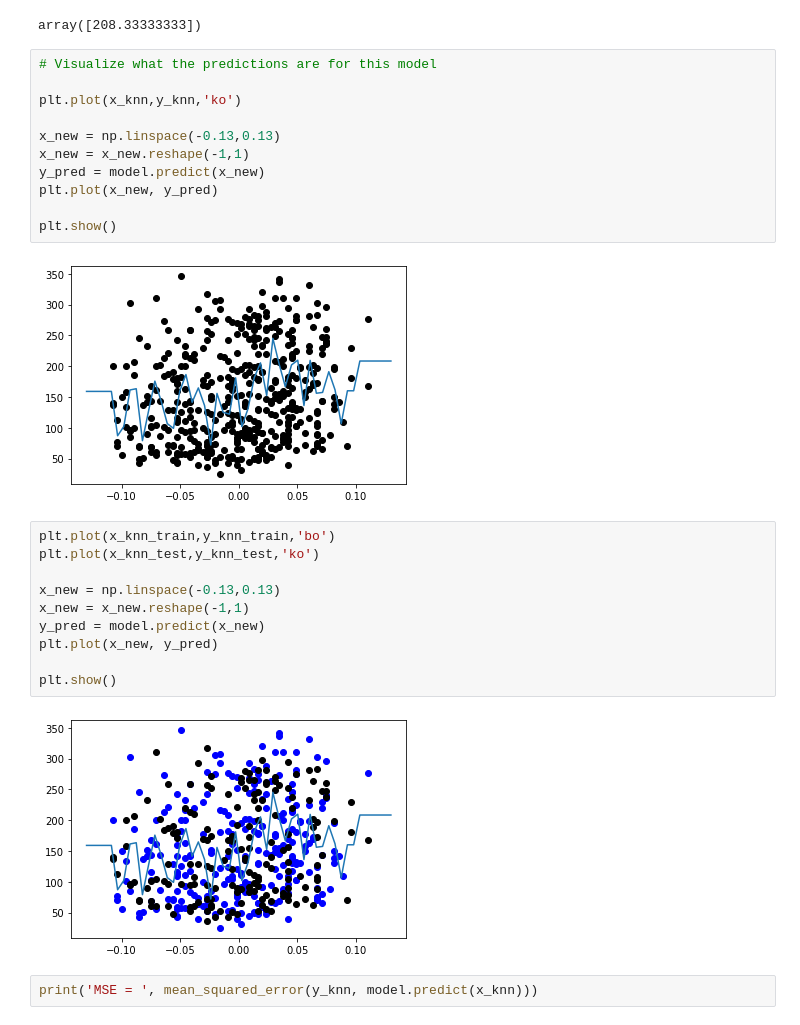
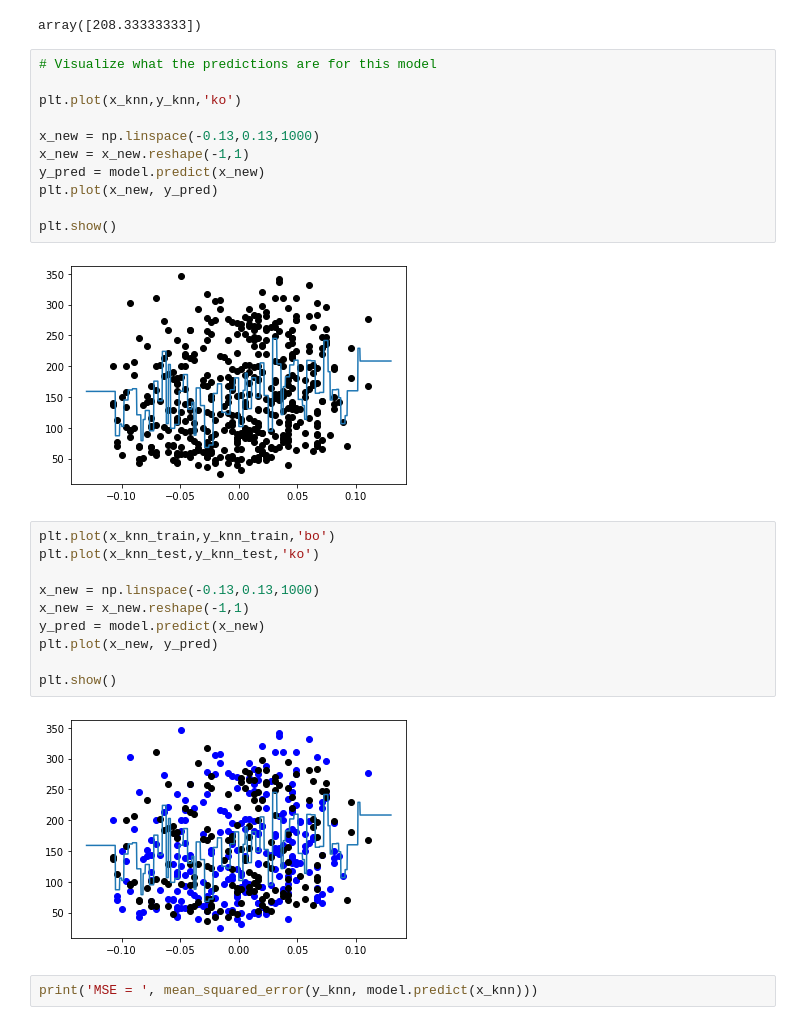
Before and after one commit to ygcha/DH150, a Jupyter notebook: Assignment2.ipynb, the cells around one changed output. Saved outputs shown, nothing was run; the diff lists cells and outputs as text.

```diff
--- a/Assignment2.ipynb
+++ b/Assignment2.ipynb
@@ -496,26 +496,26 @@ array([208.33333333])
 
 plt.plot(x_knn,y_knn,'ko')
 
-x_new = np.linspace(-0.13,0.13)
+x_new = np.linspace(-0.13,0.13,1000)
 x_new = x_new.reshape(-1,1)
 y_pred = model.predict(x_new)
 plt.plot(x_new, y_pred)
 
 plt.show()
 # %% [output]
-[figure, old version]
+[figure, new version]
 # %%
 plt.plot(x_knn_train,y_knn_train,'bo')
 plt.plot(x_knn_test,y_knn_test,'ko')
 
-x_new = np.linspace(-0.13,0.13)
+x_new = np.linspace(-0.13,0.13,1000)
 x_new = x_new.reshape(-1,1)
 y_pred = model.predict(x_new)
 plt.plot(x_new, y_pred)
 
 plt.show()
 # %% [output]
-[figure, old version]
+[figure, new version]
 # %%
 print('MSE = ', mean_squared_error(y_knn, model.predict(x_knn)))
 # %% [output]
```
Also changed, not shown: parts of 9 cells of this notebook.
